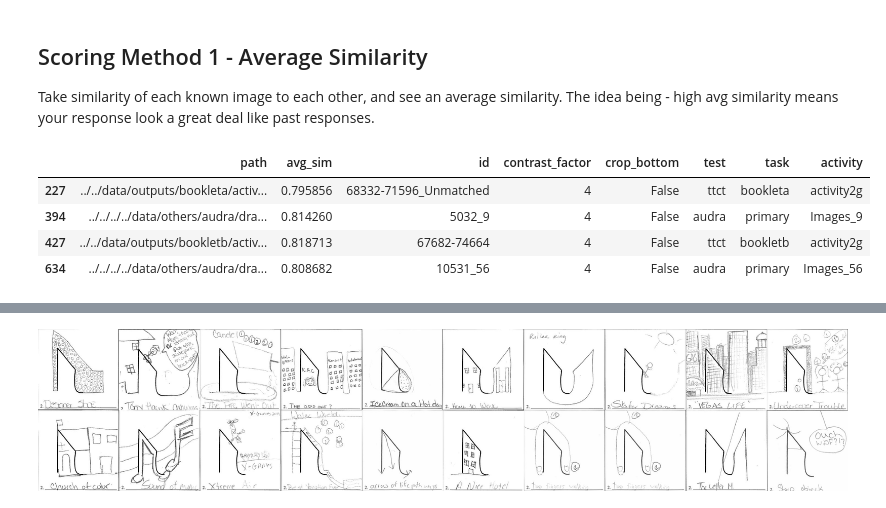
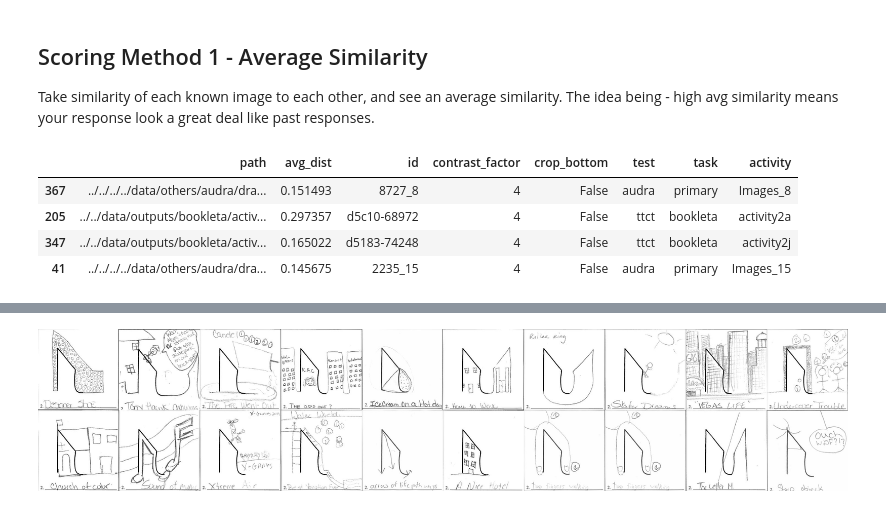
Before and after one commit to massivetexts/motes-figural, a Jupyter notebook: notebooks/measures/unsupervised-figural.ipynb, the cells around one changed output, grey strips where cells are left out. Cells and saved outputs as stored; diff of their text form; code cells hidden in the pictures.

```diff
--- a/notebooks/measures/unsupervised-figural.ipynb
+++ b/notebooks/measures/unsupervised-figural.ipynb
@@ -17,10 +18,7 @@ from figural.utils import autoset_device, grammar, collage, task_ref
 device = autoset_device()
 model, preprocess = clip.load("ViT-B/32", device=device)
 
-# load test reference
-with open('../../config.yaml') as f:
-    data = yaml.safe_load(f)
-root_dir = Path(data['root_dir'])
-root_dir
+meta = load_config('../../config.yaml')
+root_dir = Path(meta['root_dir'])
 # %% [output]
 CLIP doesn't work on M1 GPUs yet; check here for updates: https://github.com/openai/CLIP/issues/247
@@ -60,3 +25,6 @@ for test in data['tests']:
+# %%
+# load all tasks and their scorers, and extract CLIP features now to save time later
+loadedtasks = load_scorers(model, preprocess, meta, load_features=True, include_cropped=True, save_dir='../../data/img_features/')
 # %% [markdown]
 ## Testing CLIP
 # %%
@@ -106,17 +74,17 @@ Take similarity of each known image to each other, and see an average similarity
 # %%
 simscollector = []
 for loadedtask in loadedtasks:
-    meta = dict(test=loadedtask['test'], task=loadedtask['booklet'], activity=loadedtask['activity'])
-    sims = loadedtask['scorer'].get_avg_sims()
+    meta = dict(test=loadedtask['test'], task=loadedtask['task'], activity=loadedtask['activity'])
+    sims = loadedtask['scorer'].get_avg_sims(distance=True)
     for k,v in meta.items():
         sims[k] = v
     simscollector.append(sims)
 simsdf = pd.concat(simscollector)
 simsdf.to_csv(root_dir / 'data/metrics/avg_sim.csv', index=False)
 simsdf.sample(4)
 # %% [output]
-|  | path | avg_sim | id | contrast_factor | crop_bottom | test | task | activity |
-| 227 | ../../data/outputs/bookleta/activ... | 0.795856 | 68332-71596_Unmatched | 4 | False | ttct | bookleta | activity2g |
-| 394 | ../../../../data/others/audra/dra... | 0.814260 | 5032_9 | 4 | False | audra | primary | Images_9 |
-| 427 | ../../data/outputs/bookletb/activ... | 0.818713 | 67682-74664 | 4 | False | ttct | bookletb | activity2g |
-| 634 | ../../../../data/others/audra/dra... | 0.808682 | 10531_56 | 4 | False | audra | primary | Images_56 |
+|  | path | avg_dist | id | contrast_factor | crop_bottom | test | task | activity |
+| 367 | ../../../../data/others/audra/dra... | 0.151493 | 8727_8 | 4 | False | audra | primary | Images_8 |
+| 205 | ../../data/outputs/bookleta/activ... | 0.297357 | d5c10-68972 | 4 | False | ttct | bookleta | activity2a |
+| 347 | ../../data/outputs/bookleta/activ... | 0.165022 | d5183-74248 | 4 | False | ttct | bookleta | activity2j |
+| 41 | ../../../../data/others/audra/dra... | 0.145675 | 2235_15 | 4 | False | audra | primary | Images_15 |
```
Also changed, not shown: parts of 23 cells of this notebook.
